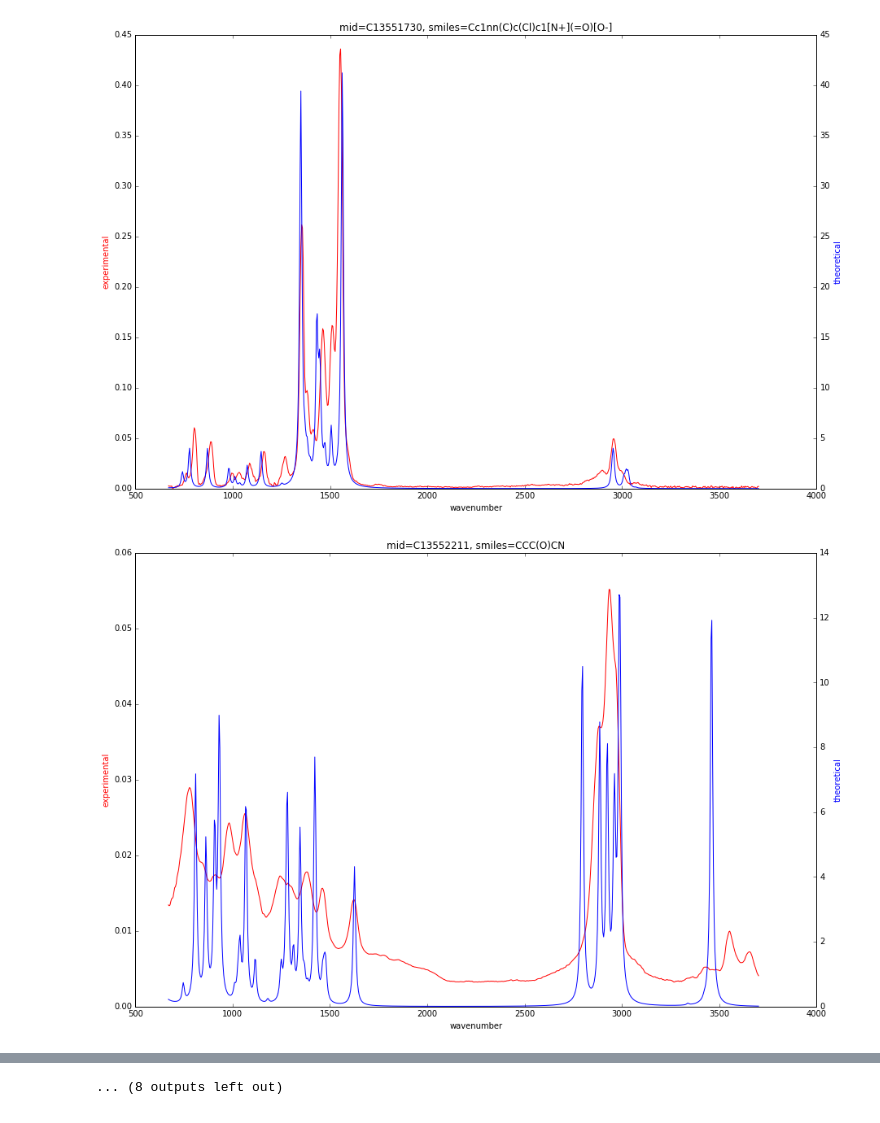
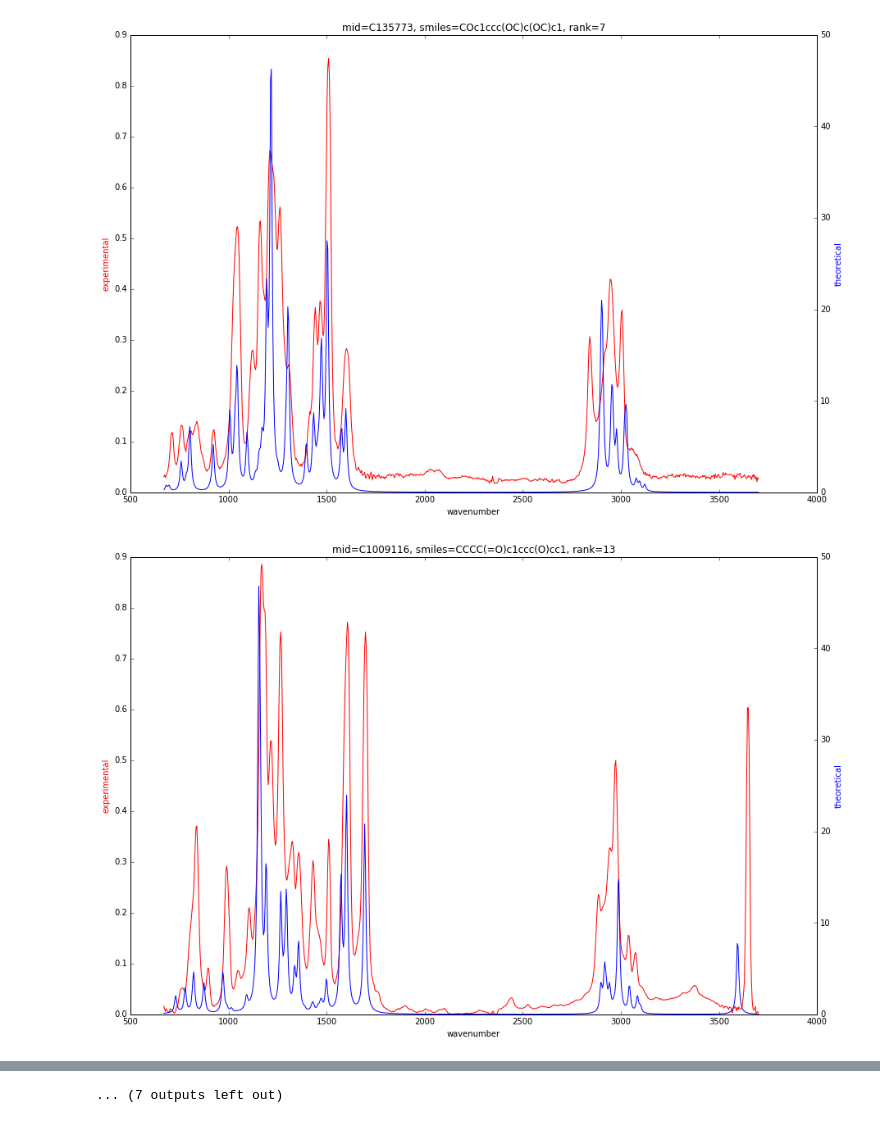
Before and after one commit to zasdfgbnm-dumpster/exp-th-distance, a Jupyter notebook: src/main/python/plot-thir.ipynb, the cells around one changed output, grey strips where cells are left out. Cells and saved outputs as stored; diff of their text form; code cells hidden in the pictures.

```diff
--- a/src/main/python/plot-thir.ipynb
+++ b/src/main/python/plot-thir.ipynb
@@ -19,0 +23,10 @@ Populating the interactive namespace from numpy and matplotlib
+# %%
+distances = spark.read.parquet(path+'/distances')
+ranks = distances.select('rank')
+local = ranks.collect()
+rank = [row['rank'] for row in local]
+fig,ax = plt.subplots()
+plt.hist(rank,200)
+fig.set_size_inches(15, 10)
+plt.show()
+ranks.groupBy('rank').count().sort('rank').show()
@@ -20,11 +52,21 @@ Populating the interactive namespace from numpy and matplotlib
 # %%
+# get good and bad examples
 thexpvec = spark.read.parquet(path+'/thexpvec')
-local = thexpvec.take(20)
+disvec = thexpvec.join(distances.withColumnRenamed('exp_smiles','smiles'),'smiles') \
+                 .select('mid','smiles','rank','expvec','thvec') \
+                 .dropDuplicates(['smiles'])
+selected = disvec.select('mid','smiles','rank',expr('int(2*log(1+rank))').alias('rankrange'),'expvec','thvec')\
+                 .dropDuplicates(['rankrange']).sort('rankrange')
+selected.show()
 
+
+# plot
+local = selected.collect()
 xs = range(670,3706,4)
 for row in local:
     mid = row['mid']
     smiles = row['smiles']
+    rank = row['rank']
     expvec = row['expvec']
     thvec = row['thvec']
     fig, ax1 = plt.subplots()
@@ -32,7 +74,7 @@ for row in local:
     ax1.set_xlabel('wavenumber')
     ax1.set_ylabel('experimental', color='r')
     ax2.set_ylabel('theoretical', color='b')
-    plt.title("mid={}, smiles={}".format(mid,smiles))
+    plt.title("mid={}, smiles={}, rank={}".format(mid,smiles,rank))
     ax1.plot(xs,expvec,'r',label='experimental')
     ax2.plot(xs,thvec,'b',label='theoretical')
     fig.set_size_inches(15, 10)
@@ -45,2 +104,2 @@ for row in local:
-[figure, old version]
+[figure, new version]
-[figure, old version]
+[figure, new version]
@@ -53 +111 @@ for row in local:
-... (8 outputs left out)
+... (7 outputs left out)
```
Also changed, not shown: parts of 4 cells of this notebook.
